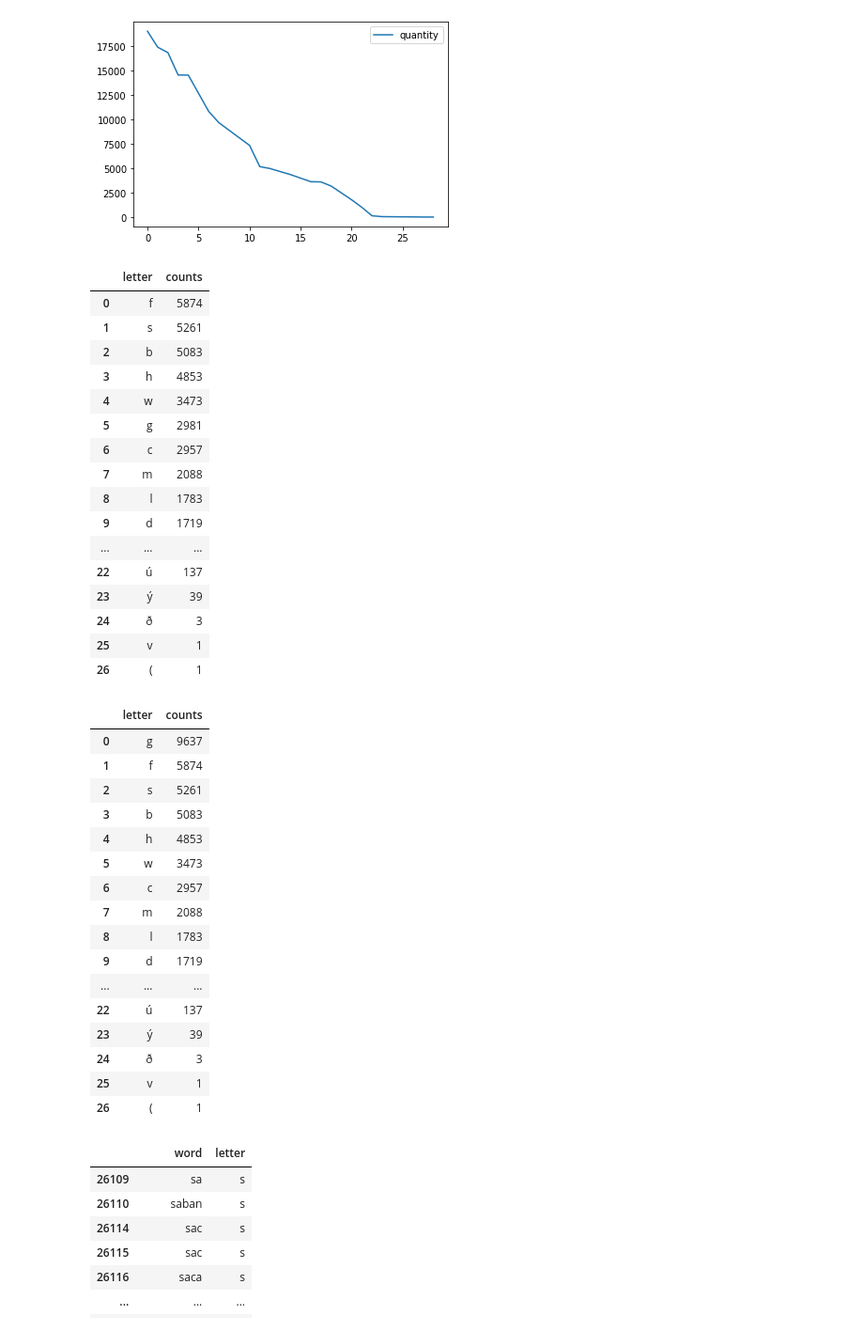
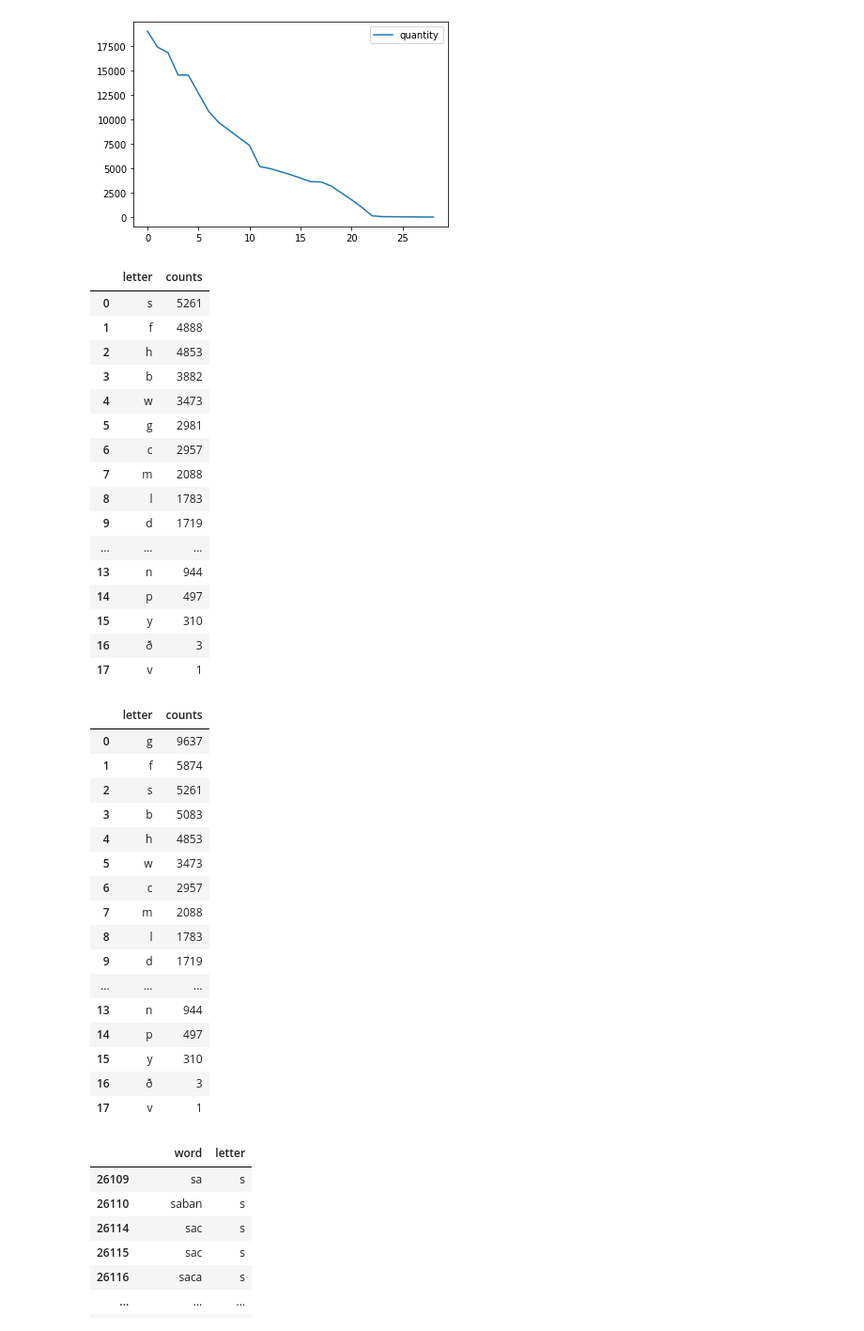
Before and after one commit to webnora/OE_Lemmatization, a Jupyter notebook: freq/freq.ipynb, the cells around one changed output. Shown at 94% size. Cells and saved outputs as stored; diff of their text form; code cells hidden in the pictures.

```diff
--- a/freq/freq.ipynb
+++ b/freq/freq.ipynb
@@ -102,6 +177,7 @@ def filter_null(df, column):
 
 def filter_not_in_prefix(df, prefixes):
     return df[~df['word'].str.startswith(tuple((p+'-' for p in prefixes)))]
+#     return df[df['word'].str.startswith(tuple((p+'-' for p in prefixes)))]
 
 
 def get_first_letter(df, column):
@@ -112,39 +188,45 @@ def filter_in(df, column, arr):
     return df[~df[column].isin(arr)]
 
 
 def count(df, column, to):
     return df.groupby(column).size().reset_index(name=to)
 
 def sort(df, column):
     return df.sort_values(by=column, ascending=False).reset_index(drop=True)
 # , inplace=True
 
+def save(df, file):
+    df.to_csv(file)
+    return df
+
 # column = 'title_search'
 path = path_corpus + 'BT/node.csv'
 column = 'title'
 word = 'word'
 letter = 'letter'
 counts = 'counts'
-prefixes = ['ge', ' on', ' be', ' ofer', ' a', ' +at', ' for']
-vouwels = ['o', 'a', 'e', 'i', 'æ', 'u']
+prefixes = ['ge', 'on', 'be', 'ofer', 'a', 'for']
+# prefixes = ['for']
+vouwels = ['o', 'a', 'e', 'i', 'æ', 'u','á', 'ǽ', 'é', 'í', 'ó', 'ú', 'ý', '(', '-']
 res=(
     load_data_node(path, [column])
     .pipe(rename_columns, {column: word})
     .pipe(filter_null, word)
     .pipe(filter_length_more_then, word, 1)
     .pipe(filter_not_in_prefix, prefixes)
     .pipe(get_first_letter, letter)
     .pipe(filter_in, letter, vouwels)
     .pipe(count, letter, counts)
     .pipe(sort, counts)
+    .pipe(save, 'out_not_in_prefix.csv')
 )
 res
 # %% [output]
 |  | letter | counts |
-| 0 | f | 5874 |
-| 1 | s | 5261 |
-| 2 | b | 5083 |
-| 3 | h | 4853 |
+| 0 | s | 5261 |
+| 1 | f | 4888 |
+| 2 | h | 4853 |
+| 3 | b | 3882 |
 | 4 | w | 3473 |
 | 5 | g | 2981 |
 | 6 | c | 2957 |
@@ -152,11 +234,11 @@ res
 | 8 | l | 1783 |
 | 9 | d | 1719 |
 | ... | ... | ... |
-| 22 | ú | 137 |
-| 23 | ý | 39 |
-| 24 | ð | 3 |
-| 25 | v | 1 |
-| 26 | ( | 1 |
+| 13 | n | 944 |
+| 14 | p | 497 |
+| 15 | y | 310 |
+| 16 | ð | 3 |
+| 17 | v | 1 |
 # %%
 res=(
     load_data_node(path, [column])
@@ -168,6 +250,8 @@ res=(
     .pipe(filter_in, letter, vouwels)
     .pipe(count, letter, counts)
     .pipe(sort, counts)
+    .pipe(save, 'out_prefix.csv')
+
 )
 res
 # %% [output]
@@ -183,11 +267,11 @@ res
 | 8 | l | 1783 |
 | 9 | d | 1719 |
 | ... | ... | ... |
-| 22 | ú | 137 |
-| 23 | ý | 39 |
-| 24 | ð | 3 |
-| 25 | v | 1 |
-| 26 | ( | 1 |
+| 13 | n | 944 |
+| 14 | p | 497 |
+| 15 | y | 310 |
+| 16 | ð | 3 |
+| 17 | v | 1 |
 # %%
 # res[res['word'].isnull()]
 res[ res['word'].str.startswith(tuple(['s', 'w'])) ]
```
Also changed, not shown: parts of 4 cells of this notebook, 1 other file.
